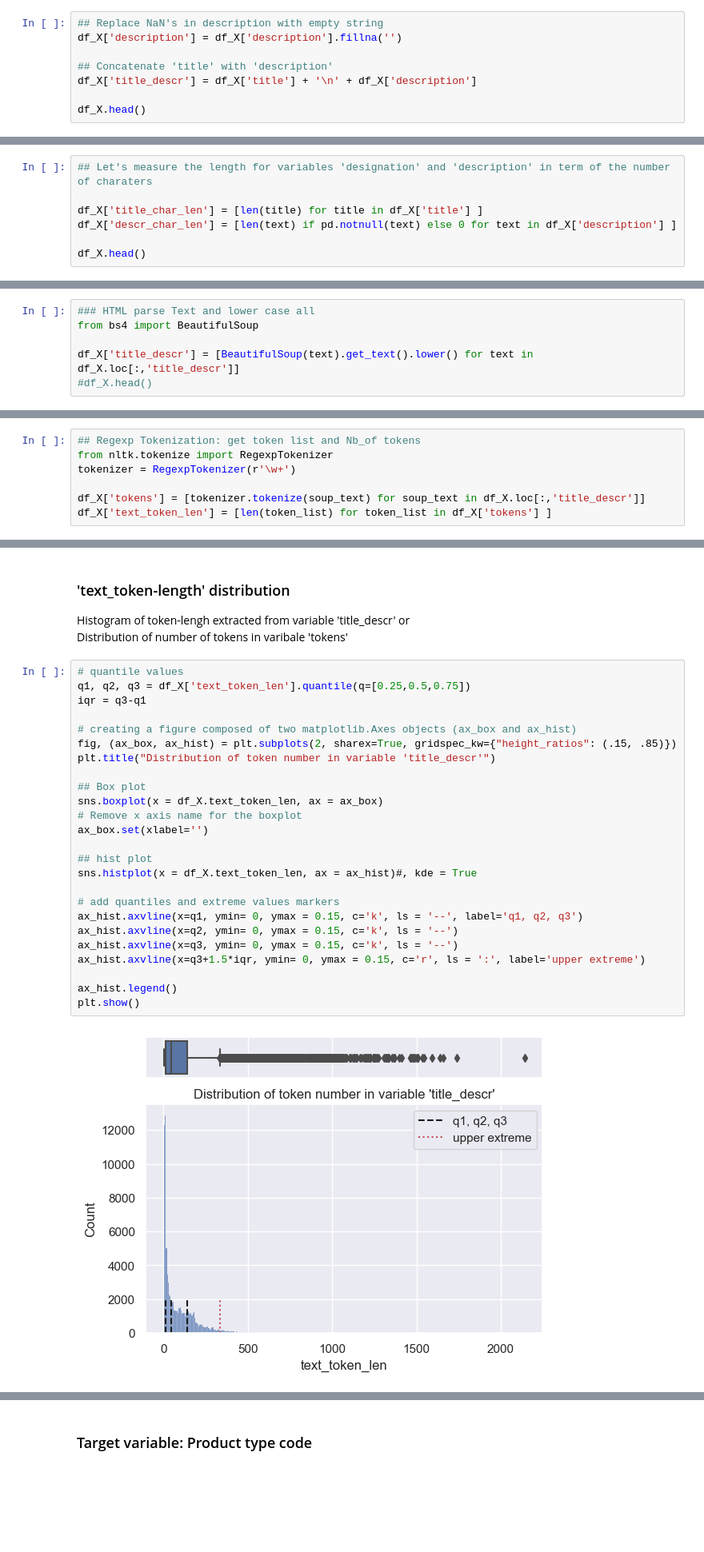
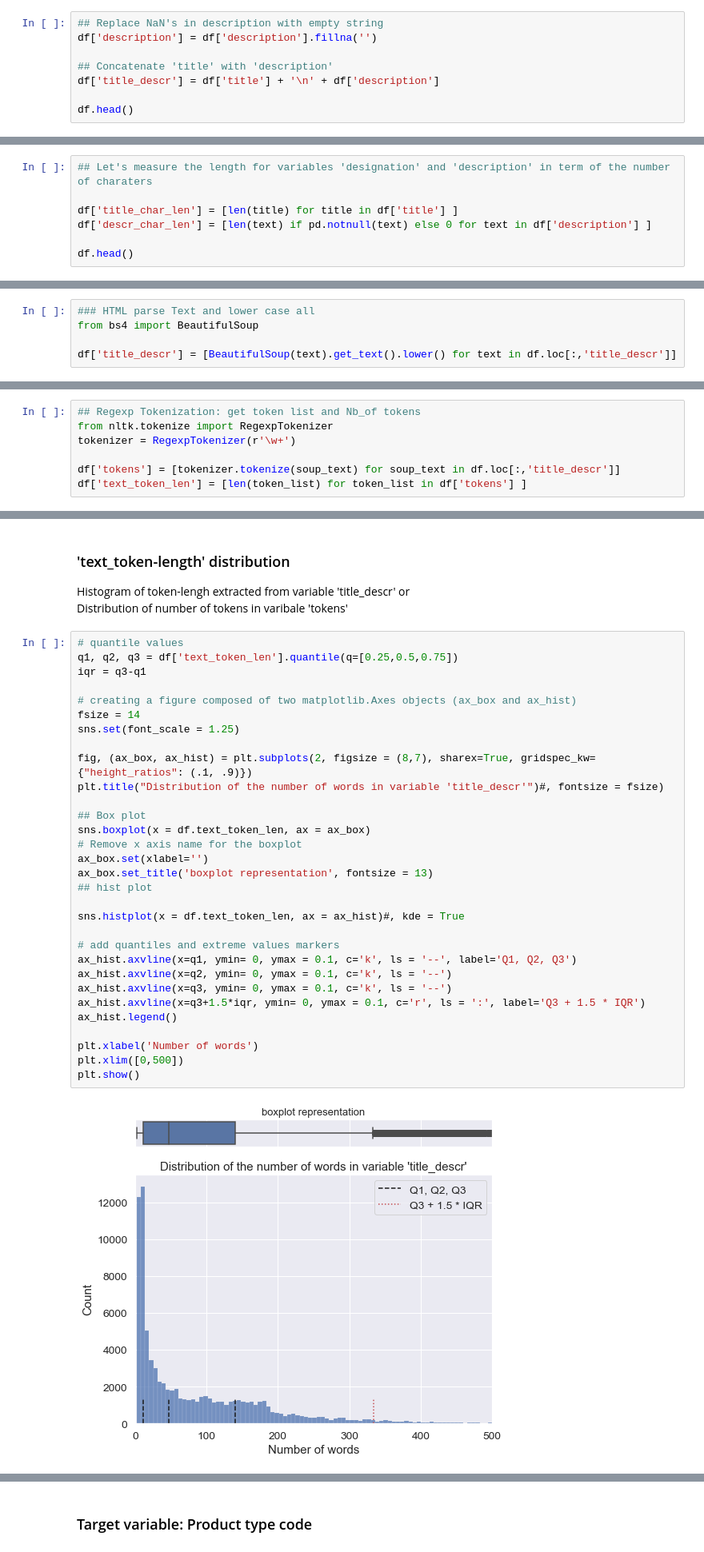
Before and after one commit to RamiroHR/Multimodal-Data-Product-Classification-Model, a Jupyter notebook: Rakuten_DataExploration.ipynb, the cells around one changed output, grey strips where cells are left out. Shown at 80% size. Saved outputs shown, nothing was run; the diff lists cells and outputs as text; blank space fills up the shorter version.

```diff
--- a/Rakuten_DataExploration.ipynb
+++ b/Rakuten_DataExploration.ipynb
@@ -84,9 +146,9 @@ Index(['title', 'description', 'productid', 'imageid'], dtype='object')
 # %%
 ## Replace NaN's in description with empty string
-df_X['description'] = df_X['description'].fillna('')
+df['description'] = df['description'].fillna('')
 
 ## Concatenate 'title' with 'description'
-df_X['title_descr'] = df_X['title'] + '\n' + df_X['description']
+df['title_descr'] = df['title'] + '\n' + df['description']
 
-df_X.head()
+df.head()
 # %% [output]
@@ -110,8 +172,8 @@ Olivia: Personalisiertes Notizbuch / 150 Seiten / Punktraster / Ca Din A5 / Rose
 # %%
 ## Let's measure the length for variables 'designation' and 'description' in term of the number of charaters
 
-df_X['title_char_len'] = [len(title) for title in df_X['title'] ]
-df_X['descr_char_len'] = [len(text) if pd.notnull(text) else 0 for text in df_X['description'] ]
+df['title_char_len'] = [len(title) for title in df['title'] ]
+df['descr_char_len'] = [len(text) if pd.notnull(text) else 0 for text in df['description'] ]
 
-df_X.head()
+df.head()
 # %% [output]
@@ -209,6 +375,5 @@ Index(['title', 'description', 'productid', 'imageid', 'title_descr',
 ### HTML parse Text and lower case all
 from bs4 import BeautifulSoup
 
-df_X['title_descr'] = [BeautifulSoup(text).get_text().lower() for text in df_X.loc[:,'title_descr']]
-#df_X.head()
+df['title_descr'] = [BeautifulSoup(text).get_text().lower() for text in df.loc[:,'title_descr']]
 # %%
@@ -220,8 +386,8 @@ df_X.loc[4,'title_descr']
 from nltk.tokenize import RegexpTokenizer
 tokenizer = RegexpTokenizer(r'\w+')
 
-df_X['tokens'] = [tokenizer.tokenize(soup_text) for soup_text in df_X.loc[:,'title_descr']]
-df_X['text_token_len'] = [len(token_list) for token_list in df_X['tokens'] ]
+df['tokens'] = [tokenizer.tokenize(soup_text) for soup_text in df.loc[:,'title_descr']]
+df['text_token_len'] = [len(token_list) for token_list in df['tokens'] ]
 # %%
 ## verify
 idx = 4
@@ -245,30 +411,36 @@ Histogram of token-lengh extracted from variable 'title_descr' or
 Distribution of number of tokens in varibale 'tokens'
 # %%
 # quantile values
-q1, q2, q3 = df_X['text_token_len'].quantile(q=[0.25,0.5,0.75])
+q1, q2, q3 = df['text_token_len'].quantile(q=[0.25,0.5,0.75])
 iqr = q3-q1
 
 # creating a figure composed of two matplotlib.Axes objects (ax_box and ax_hist)
-fig, (ax_box, ax_hist) = plt.subplots(2, sharex=True, gridspec_kw={"height_ratios": (.15, .85)})
-plt.title("Distribution of token number in variable 'title_descr'")
+fsize = 14
+sns.set(font_scale = 1.25)
+
+fig, (ax_box, ax_hist) = plt.subplots(2, figsize = (8,7), sharex=True, gridspec_kw={"height_ratios": (.1, .9)})
+plt.title("Distribution of the number of words in variable 'title_descr'")#, fontsize = fsize)
 
 ## Box plot
-sns.boxplot(x = df_X.text_token_len, ax = ax_box)
+sns.boxplot(x = df.text_token_len, ax = ax_box)
 # Remove x axis name for the boxplot
 ax_box.set(xlabel='')
+ax_box.set_title('boxplot representation', fontsize = 13)
+## hist plot
 
-## hist plot
-sns.histplot(x = df_X.text_token_len, ax = ax_hist)#, kde = True
+sns.histplot(x = df.text_token_len, ax = ax_hist)#, kde = True
 
 # add quantiles and extreme values markers
-ax_hist.axvline(x=q1, ymin= 0, ymax = 0.15, c='k', ls = '--', label='q1, q2, q3')
-ax_hist.axvline(x=q2, ymin= 0, ymax = 0.15, c='k', ls = '--')
-ax_hist.axvline(x=q3, ymin= 0, ymax = 0.15, c='k', ls = '--')
-ax_hist.axvline(x=q3+1.5*iqr, ymin= 0, ymax = 0.15, c='r', ls = ':', label='upper extreme')
+ax_hist.axvline(x=q1, ymin= 0, ymax = 0.1, c='k', ls = '--', label='Q1, Q2, Q3')
+ax_hist.axvline(x=q2, ymin= 0, ymax = 0.1, c='k', ls = '--')
+ax_hist.axvline(x=q3, ymin= 0, ymax = 0.1, c='k', ls = '--')
+ax_hist.axvline(x=q3+1.5*iqr, ymin= 0, ymax = 0.1, c='r', ls = ':', label='Q3 + 1.5 * IQR')
+ax_hist.legend()
 
-ax_hist.legend()
+plt.xlabel('Number of words')
+plt.xlim([0,500])
 plt.show()
 # %% [output]
-[figure, old version]
+[figure, new version]
 # %%
 ##descriptive statistics
```
Also changed, not shown: parts of 43 cells of this notebook.
